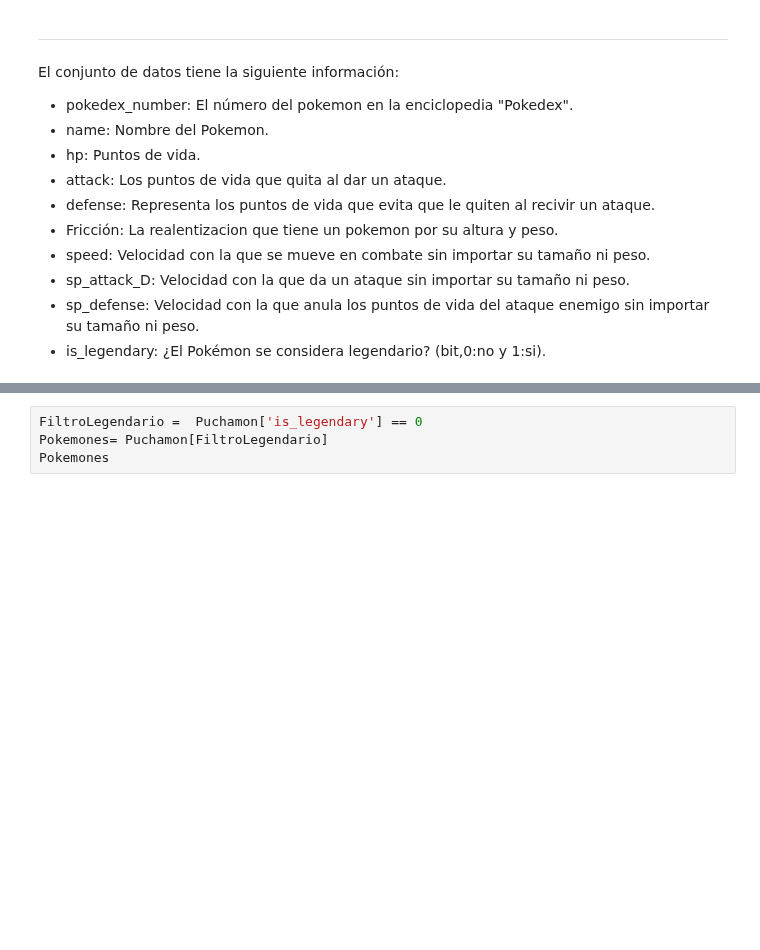
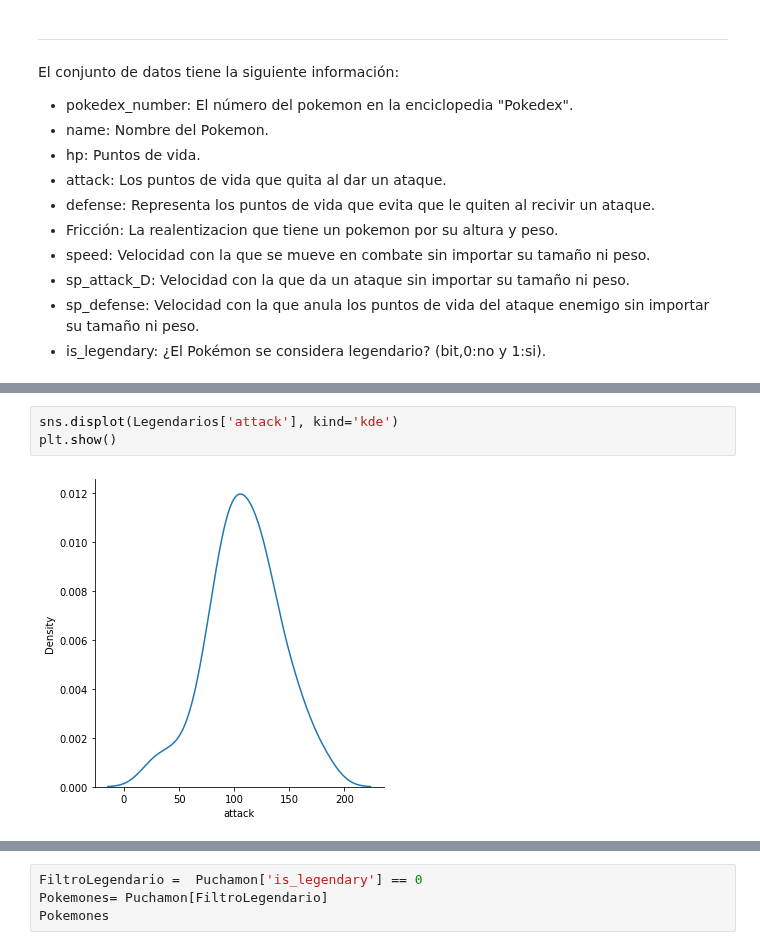
Before and after one commit to Calm-leon/proyecto-an-lisis-de-datos, a Jupyter notebook: Pokemon.ipynb, the cells around one changed output, grey strips where cells are left out. Saved outputs shown, nothing was run; the diff lists cells and outputs as text; blank space fills up the shorter version.

```diff
--- a/Pokemon.ipynb
+++ b/Pokemon.ipynb
@@ -223,0 +267,5 @@ El conjunto de datos tiene la siguiente información:
+# %%
+sns.displot(Legendarios['attack'], kind='kde')
+plt.show()
+# %% [output]
+[figure, added]
```
Also changed, not shown: parts of 33 cells of this notebook.
